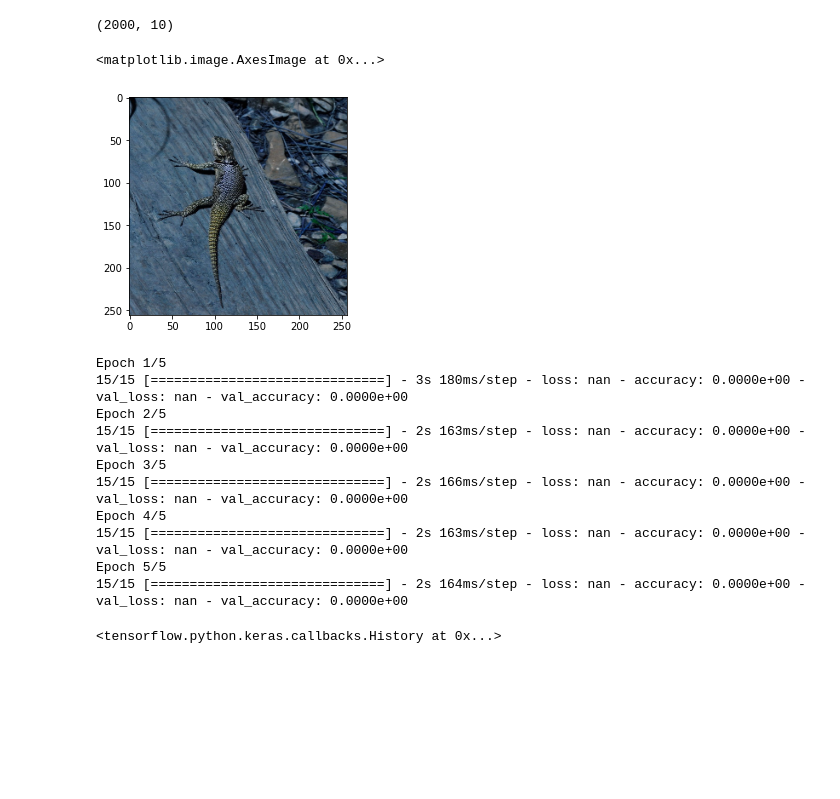
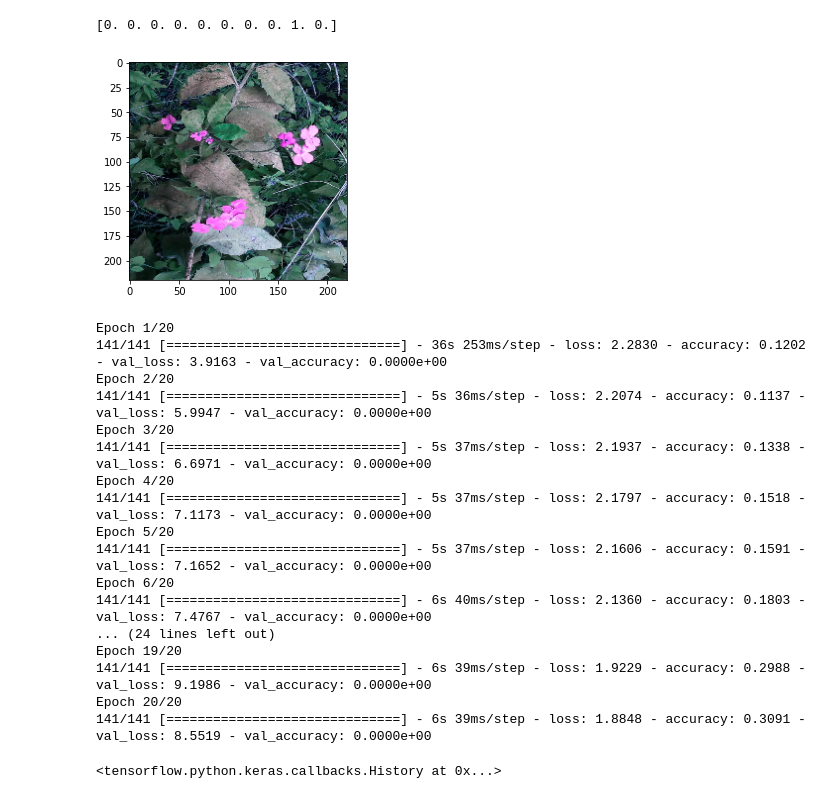
Before and after one commit to 0-5-blood-prince/ConvolutionNetwork, a Jupyter notebook: experimenter.ipynb, the cells around one changed output. Drawn from its saved outputs; the diff is of its cells as text; code cells hidden in the pictures; blank space fills up the shorter version.

Commit message:
IMAGE SIZE

```diff
--- a/experimenter.ipynb
+++ b/experimenter.ipynb
@@ -16,3 +17,5 @@ Drive already mounted at /content/drive; to attempt to forcibly remount, call dr
+# %%
+IMAGE_SIZE = 220
 # %%
 from keras.models import Sequential
 from keras.layers import Dense, Conv2D, Flatten, Activation, MaxPooling2D
@@ -48,10 +51,11 @@ from keras.preprocessing.image import array_to_img
 import cv2
 import csv
 
-DATSET_SIZE = 2000
+DATSET_SIZE = 10000
 
 labels = ["Amphibia","Animalia","Arachnida","Aves","Fungi","Insecta","Mammalia","Mollusca","Plantae","Reptilia"]
-Dataset_Path = '/content/drive/MyDrive/inaturalist_12K'
+# Dataset_Path = '/content/drive/MyDrive/inaturalist_12K'
+Dataset_Path = os.getcwd() + '/inaturalist_12K'
 train_path = os.path.join(Dataset_Path , 'train')
 test_path = os.path.join(Dataset_Path , 'val')
 def loadImages():
@@ -89,6 +93,7 @@ def preprocess(data, height, width):
             #if image is greyscale, convert it to rgb
             if(len(res.shape) != 3):
                 res = cv2.cvtColor(res,cv2.COLOR_GRAY2RGB)
+            res = res/255.0
             resdata.append(np.asarray(res))
         except Exception as e:
             print(data[i])
@@ -153,6 +158,6 @@ Trainable params: 49,418
 Non-trainable params: 0
 _________________________________________________________________
 # %%
-ds = dataset(256, 256)
+ds = dataset(IMAGE_SIZE, IMAGE_SIZE)
 train_images = ds['Xtrain']
 train_labels = ds['Ytrain']
@@ -181,33 +164,37 @@ print(train_images)
-# %%
-train_images = train_images/255.0
-# %% [output]
-(2000, 10)
 # %%
-plt.imshow(train_images[1000])
+plt.imshow(train_images[8030])
+print(train_labels[8030])
 # %% [output]
-<matplotlib.image.AxesImage at 0x...>
+[0. 0. 0. 0. 0. 0. 0. 0. 1. 0.]
-[figure, old version]
+[figure, new version]
 # %%
 model.compile(loss='categorical_crossentropy',
               optimizer='sgd',
               metrics=['accuracy'])
 
-model.fit(train_images, train_labels[:2000],
-          batch_size=128,
-          epochs=5,
+model.fit(train_images, train_labels[:10000],
+          batch_size=64,
+          epochs=20,
           validation_split=0.1,
           verbose=1)
 # %% [output]
-Epoch 1/5
-15/15 [==============================] - 3s 180ms/step - loss: nan - accuracy: 0.0000e+00 - val_loss: nan - val_accuracy: 0.0000e+00
-Epoch 2/5
-15/15 [==============================] - 2s 163ms/step - loss: nan - accuracy: 0.0000e+00 - val_loss: nan - val_accuracy: 0.0000e+00
-Epoch 3/5
-15/15 [==============================] - 2s 166ms/step - loss: nan - accuracy: 0.0000e+00 - val_loss: nan - val_accuracy: 0.0000e+00
-Epoch 4/5
-15/15 [==============================] - 2s 163ms/step - loss: nan - accuracy: 0.0000e+00 - val_loss: nan - val_accuracy: 0.0000e+00
-Epoch 5/5
-15/15 [==============================] - 2s 164ms/step - loss: nan - accuracy: 0.0000e+00 - val_loss: nan - val_accuracy: 0.0000e+00
+Epoch 1/20
+141/141 [==============================] - 36s 253ms/step - loss: 2.2830 - accuracy: 0.1202 - val_loss: 3.9163 - val_accuracy: 0.0000e+00
+Epoch 2/20
+141/141 [==============================] - 5s 36ms/step - loss: 2.2074 - accuracy: 0.1137 - val_loss: 5.9947 - val_accuracy: 0.0000e+00
+Epoch 3/20
+141/141 [==============================] - 5s 37ms/step - loss: 2.1937 - accuracy: 0.1338 - val_loss: 6.6971 - val_accuracy: 0.0000e+00
+Epoch 4/20
+141/141 [==============================] - 5s 37ms/step - loss: 2.1797 - accuracy: 0.1518 - val_loss: 7.1173 - val_accuracy: 0.0000e+00
+Epoch 5/20
+141/141 [==============================] - 5s 37ms/step - loss: 2.1606 - accuracy: 0.1591 - val_loss: 7.1652 - val_accuracy: 0.0000e+00
+Epoch 6/20
+141/141 [==============================] - 6s 40ms/step - loss: 2.1360 - accuracy: 0.1803 - val_loss: 7.4767 - val_accuracy: 0.0000e+00
+... (24 lines left out)
+Epoch 19/20
+141/141 [==============================] - 6s 39ms/step - loss: 1.9229 - accuracy: 0.2988 - val_loss: 9.1986 - val_accuracy: 0.0000e+00
+Epoch 20/20
+141/141 [==============================] - 6s 39ms/step - loss: 1.8848 - accuracy: 0.3091 - val_loss: 8.5519 - val_accuracy: 0.0000e+00
 <tensorflow.python.keras.callbacks.History at 0x...>
 # %%
 print(len(train_images))
```
Also changed, not shown: parts of 10 cells of this notebook.
